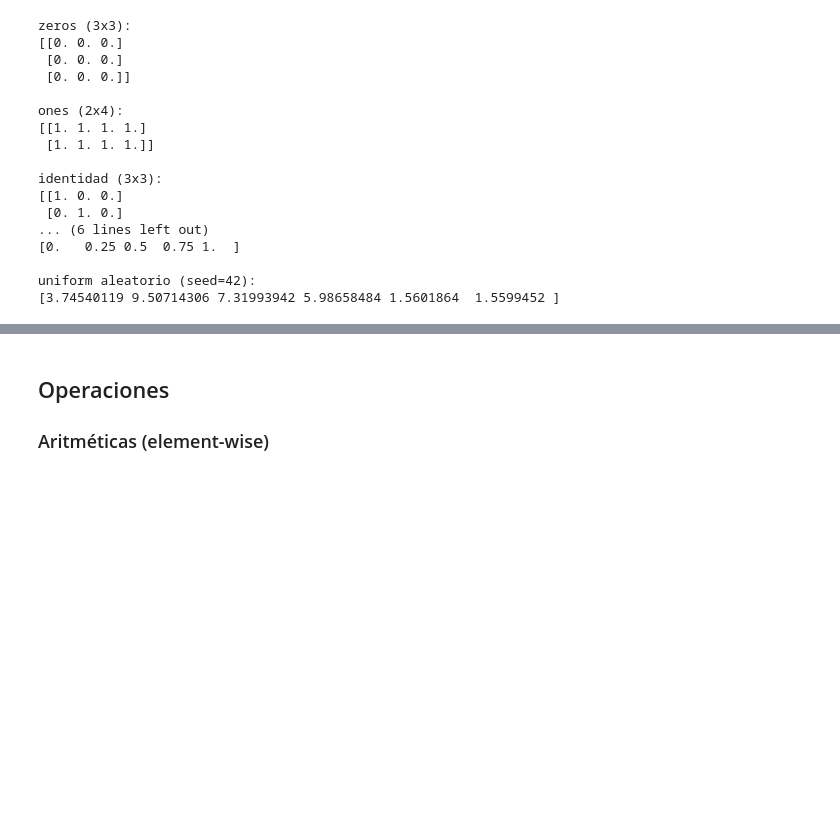
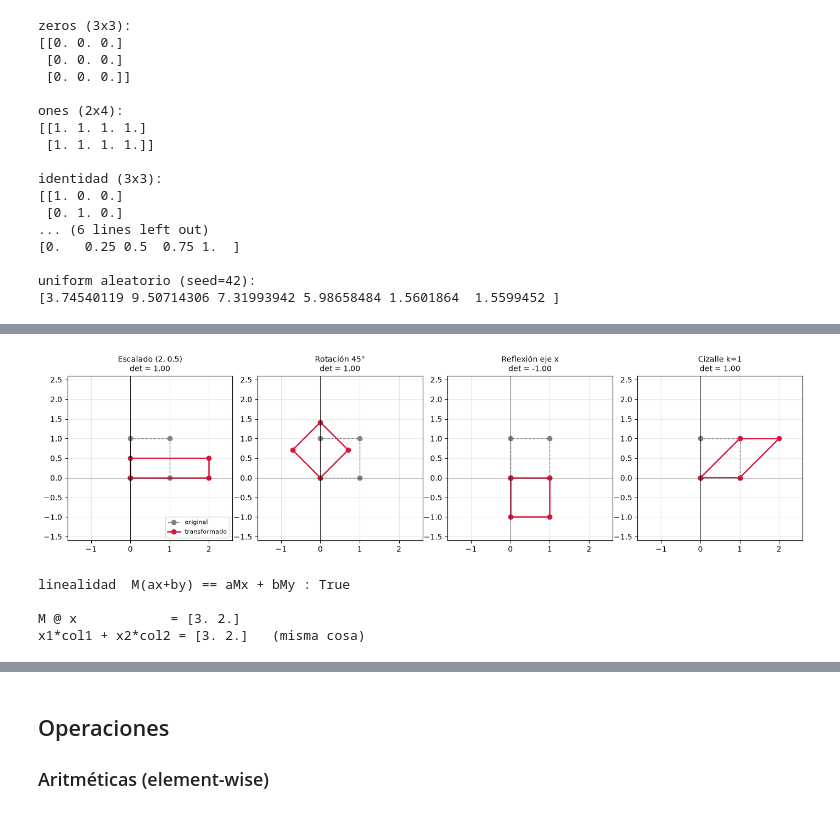
Before and after one commit to fralfaro/MA_M3, a Jupyter notebook: semana_02/sc_01.ipynb, the cells around one changed output, grey strips where cells are left out. Cells and saved outputs as stored; diff of their text form; code cells hidden in the pictures; blank space fills up the shorter version.

```diff
--- a/semana_02/sc_01.ipynb
+++ b/semana_02/sc_01.ipynb
@@ -172,0 +786,43 @@ uniform aleatorio (seed=42):
+# %%
+import numpy as np
+import matplotlib.pyplot as plt
+
+# el cuadrado unitario: cada COLUMNA es un punto (x, y)
+cuadrado = np.array([[0., 1., 1., 0., 0.],
+                     [0., 0., 1., 1., 0.]])
+
+theta = np.pi / 4
+transformaciones = {
+    "Escalado (2, 0.5)": np.array([[2., 0.], [0., 0.5]]),
+    "Rotación 45°":      np.array([[np.cos(theta), -np.sin(theta)],
+                                   [np.sin(theta),  np.cos(theta)]]),
+    "Reflexión eje x":   np.array([[1., 0.], [0., -1.]]),
+    "Cizalle k=1":       np.array([[1., 1.], [0., 1.]]),
+}
+
+fig, axes = plt.subplots(1, 4, figsize=(14, 3.6))
+for ax, (nombre, M) in zip(axes, transformaciones.items()):
+    nuevo = M @ cuadrado                        # transforma todos los puntos de una vez
+    ax.plot(cuadrado[0], cuadrado[1], "o--", color="gray", lw=1, label="original")
+    ax.plot(nuevo[0], nuevo[1], "o-", color="crimson", lw=1.8, label="transformado")
+    ax.set_title(f"{nombre}\ndet = {np.linalg.det(M):.2f}", fontsize=10)
+    ax.axhline(0, lw=0.6, color="k"); ax.axvline(0, lw=0.6, color="k")
+    ax.set_xlim(-1.6, 2.6); ax.set_ylim(-1.6, 2.6)
+    ax.set_aspect("equal"); ax.grid(alpha=0.3)
+axes[0].legend(fontsize=8, loc="lower right")
+plt.tight_layout()
+plt.show()
+
+# --- linealidad y "combinacion lineal de columnas" ---
+M = transformaciones["Cizalle k=1"]
+x, y = np.array([1., 2.]), np.array([-3., 1.])
+a, b = 2.0, 4.0
+print(f"linealidad  M(ax+by) == aMx + bMy : {np.allclose(M @ (a * x + b * y), a * (M @ x) + b * (M @ y))}")
+print(f"\nM @ x            = {M @ x}")
+print(f"x1*col1 + x2*col2 = {x[0] * M[:, 0] + x[1] * M[:, 1]}   (misma cosa)")
+# %% [output]
+[figure, added]
+linealidad  M(ax+by) == aMx + bMy : True
+
+M @ x            = [3. 2.]
+x1*col1 + x2*col2 = [3. 2.]   (misma cosa)
```
Also changed, not shown: parts of 31 cells of this notebook, 1 other file.
